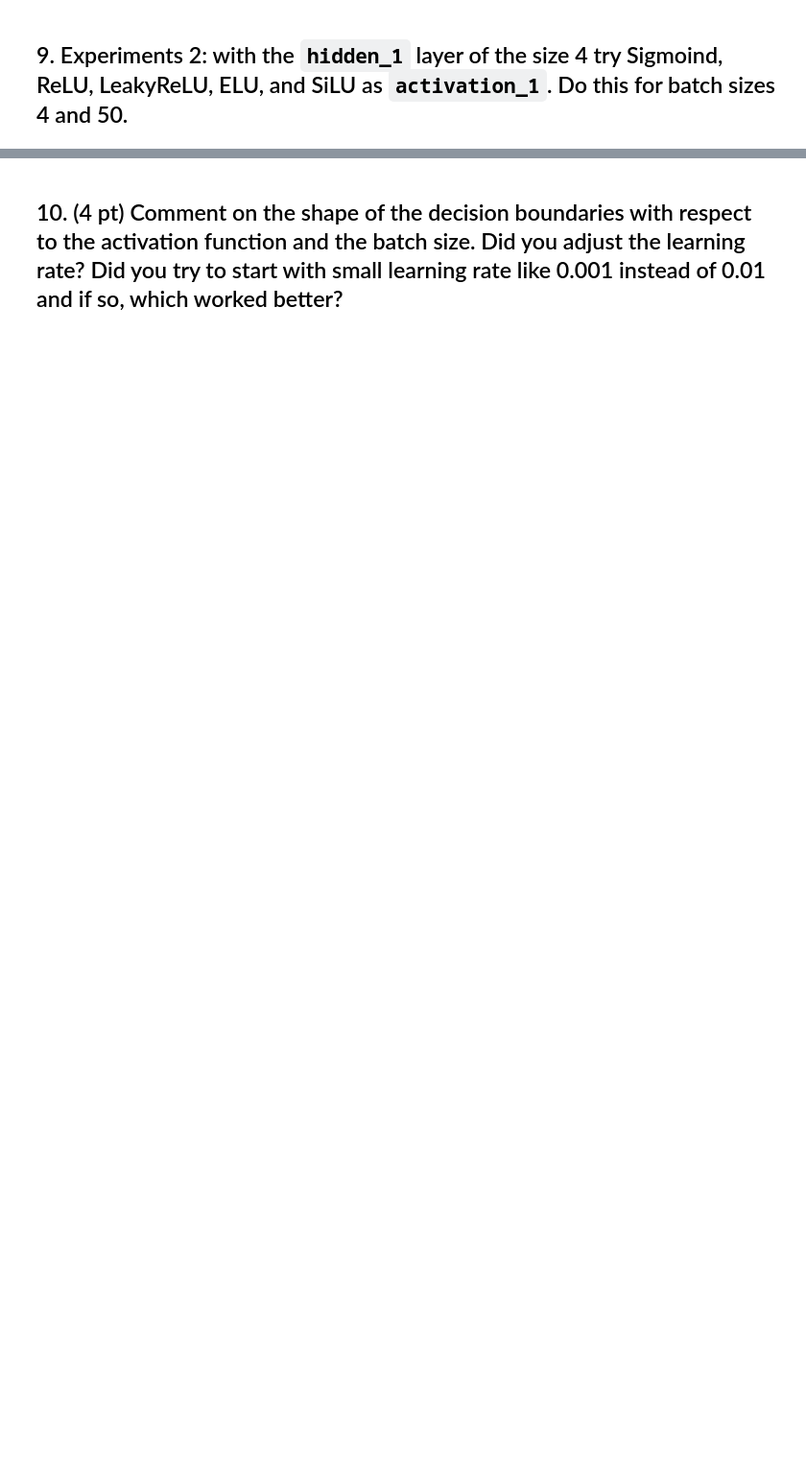
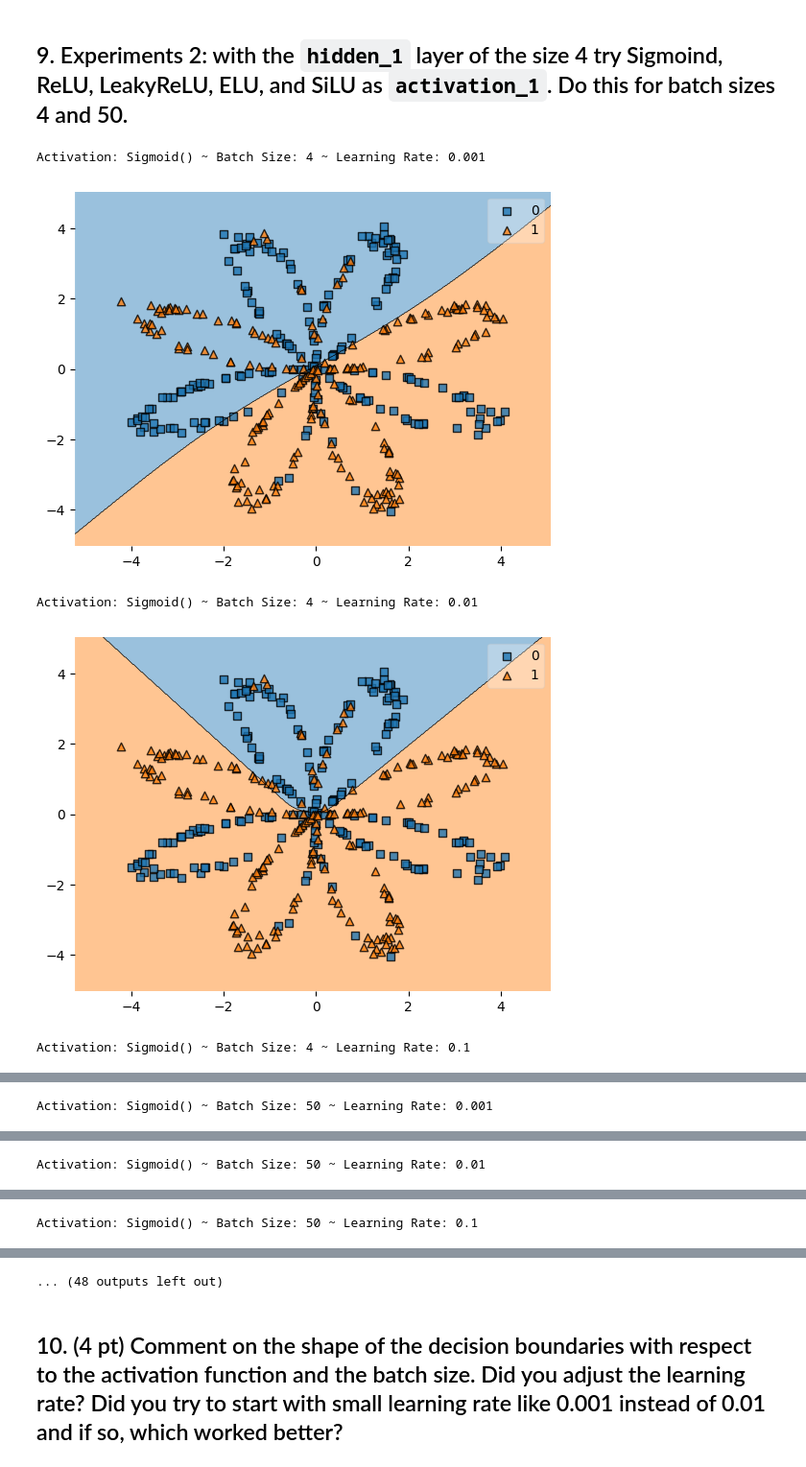
Before and after one commit to YKhalitov/College-Projects, a Jupyter notebook: 2024_spring/Homeworks/HW10.ipynb, the cells around one changed output, grey strips where cells are left out. Shown at 96% size. Saved outputs shown, nothing was run; the diff lists cells and outputs as text; code cells hidden in the pictures; blank space fills up the shorter version.

```diff
--- a/2024_spring/Homeworks/HW10.ipynb
+++ b/2024_spring/Homeworks/HW10.ipynb
@@ -148,2 +163,40 @@ for size in hidden_1:
 # %% [markdown]
 ## 9. Experiments 2: with the `hidden_1` layer of the size 4 try Sigmoind, ReLU, LeakyReLU, ELU, and SiLU as `activation_1`. Do this for batch sizes 4 and 50.
+# %%
+hidden_1 = 4
+batch_sizes = [4, 50]
+learning_rates = [0.001, 0.01, 0.1]
+activations = [nn.Sigmoid(), nn.ReLU(), nn.LeakyReLU(), nn.ELU(), nn.SiLU()]
+# %%
+model.fc1 = nn.Linear(2, hidden_1)
+model.fc2 = nn.Linear(hidden_1, 1)
+
+for activation in activations:
+  for batch_size in batch_sizes:
+    for learning_rate in learning_rates:
+      data_loader = DataLoader(data, batch_size=batch_size)
+
+      model.activ_1 = activation
+
+      optimizer = Adam(model.parameters(), lr=learning_rate)
+      creterion = BCELoss()
+
+      for epoch in range(100):
+        for x_b, y_b in data_loader:
+          y_pred = model.forward(x_b)
+          loss = creterion(y_pred, y_b)
+          loss.backward()
+          optimizer.step()
+          optimizer.zero_grad()
+
+      clf = PredictionClass(model)
+      plot_decision_regions(x,y.reshape(-1,),clf)
+      print(f"Activation: {model.activ_1} ~ Batch Size: {batch_size} ~ Learning Rate: {learning_rate}")
+      plt.show()
+      print("\n")
+# %% [output]
+Activation: Sigmoid() ~ Batch Size: 4 ~ Learning Rate: 0.001
+[figure, added]
+Activation: Sigmoid() ~ Batch Size: 4 ~ Learning Rate: 0.01
+[figure, added]
+Activation: Sigmoid() ~ Batch Size: 4 ~ Learning Rate: 0.1
@@ -149,0 +204 @@ for size in hidden_1:
+Activation: Sigmoid() ~ Batch Size: 50 ~ Learning Rate: 0.001
@@ -149,0 +206 @@ for size in hidden_1:
+Activation: Sigmoid() ~ Batch Size: 50 ~ Learning Rate: 0.01
@@ -149,0 +208 @@ for size in hidden_1:
+Activation: Sigmoid() ~ Batch Size: 50 ~ Learning Rate: 0.1
@@ -150,2 +210,3 @@ for size in hidden_1:
+... (48 outputs left out)
 # %% [markdown]
 ## 10. (4 pt) Comment on the shape of the decision boundaries with respect to the activation function and the batch size. Did you adjust the learning rate? Did you try to start with small learning rate like 0.001 instead of 0.01 and if so, which worked better?
```
Also changed, not shown: parts of 11 cells of this notebook.
